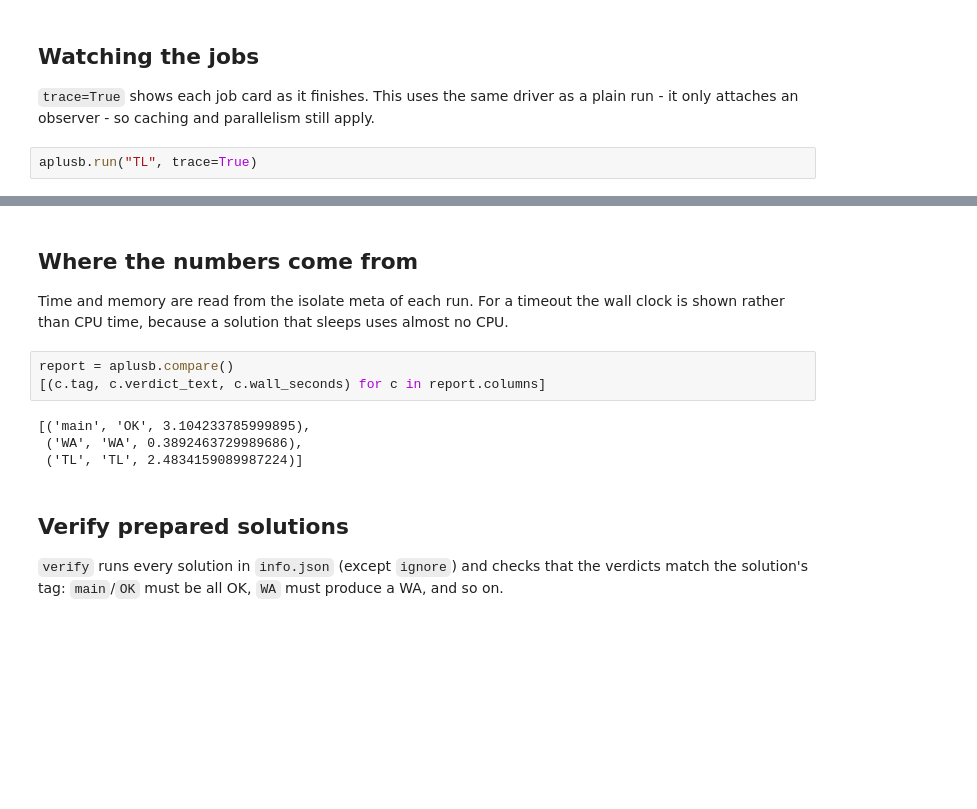
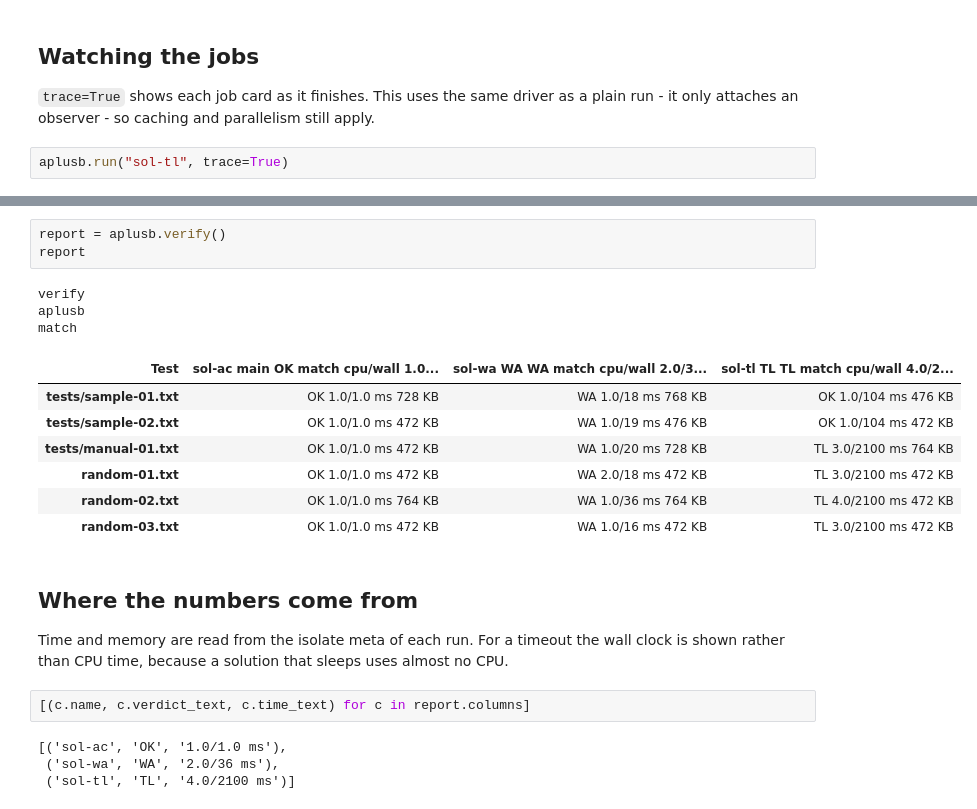
Before and after one commit to babin74/olympdev, a Jupyter notebook: notebooks/aplusb.ipynb, the cells around one changed output, grey strips where cells are left out. Cells and saved outputs as stored; diff of their text form; blank space fills up the shorter version.

```diff
--- a/notebooks/aplusb.ipynb
+++ b/notebooks/aplusb.ipynb
@@ -44,5 +44,5 @@ result 36c0c636d84383e5fc100b964853863ff4f4e9fec6bda9036e28dbba67c7f11c
 a plain run - it only attaches an observer - so caching and parallelism still
 apply.
 # %%
-aplusb.run("TL", trace=True)
+aplusb.run("sol-tl", trace=True)
 # %% [output]
@@ -111,3 +66,17 @@ aplusb
+# %%
+report = aplusb.verify()
+report
+# %% [output]
+verify
+aplusb
+match
+| Test | sol-ac main OK match cpu/wall 1.0... | sol-wa WA WA match cpu/wall 2.0/3... | sol-tl TL TL match cpu/wall 4.0/2... |
+| tests/sample-01.txt | OK 1.0/1.0 ms 728 KB | WA 1.0/18 ms 768 KB | OK 1.0/104 ms 476 KB |
+| tests/sample-02.txt | OK 1.0/1.0 ms 472 KB | WA 1.0/19 ms 476 KB | OK 1.0/104 ms 472 KB |
+| tests/manual-01.txt | OK 1.0/1.0 ms 472 KB | WA 1.0/20 ms 728 KB | TL 3.0/2100 ms 764 KB |
+| random-01.txt | OK 1.0/1.0 ms 472 KB | WA 2.0/18 ms 472 KB | TL 3.0/2100 ms 472 KB |
+| random-02.txt | OK 1.0/1.0 ms 764 KB | WA 1.0/36 ms 764 KB | TL 4.0/2100 ms 472 KB |
+| random-03.txt | OK 1.0/1.0 ms 472 KB | WA 1.0/16 ms 472 KB | TL 3.0/2100 ms 472 KB |
 # %% [markdown]
 ## Where the numbers come from
 
@@ -115,13 +84,8 @@ Time and memory are read from the isolate meta of each run. For a timeout the
 wall clock is shown rather than CPU time, because a solution that sleeps uses
 almost no CPU.
 # %%
-report = aplusb.compare()
-[(c.tag, c.verdict_text, c.wall_seconds) for c in report.columns]
+[(c.name, c.verdict_text, c.time_text) for c in report.columns]
 # %% [output]
-[('main', 'OK', 3.104233785999895),
- ('WA', 'WA', 0.3892463729989686),
- ('TL', 'TL', 2.4834159089987224)]
+[('sol-ac', 'OK', '1.0/1.0 ms'),
+ ('sol-wa', 'WA', '2.0/36 ms'),
+ ('sol-tl', 'TL', '4.0/2100 ms')]
-# %% [markdown]
-## Verify prepared solutions
-
-`verify` runs every solution in `info.json` (except `ignore`) and checks that the verdicts match the solution's tag: `main`/`OK` must be all OK, `WA` must produce a WA, and so on.
```
Also changed, not shown: parts of 5 cells of this notebook, 16 other files.
